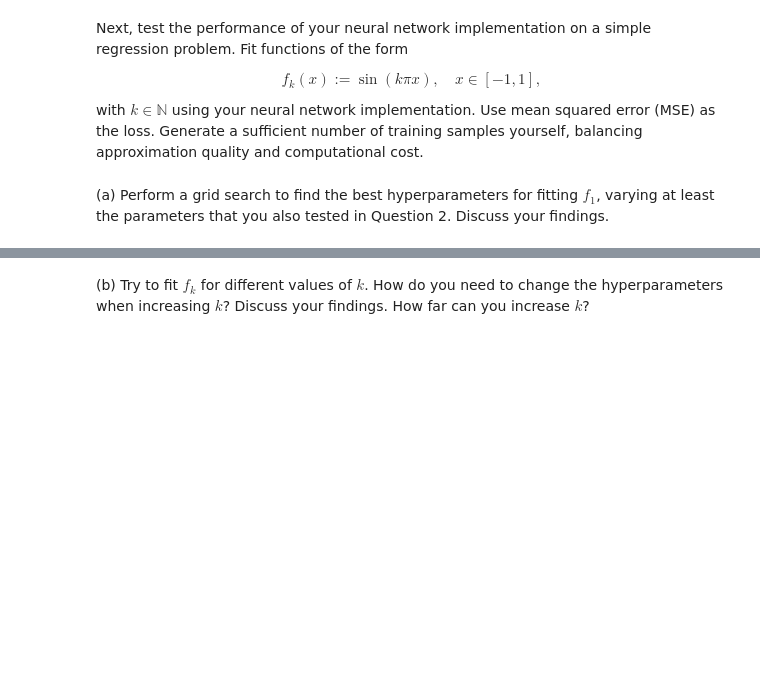
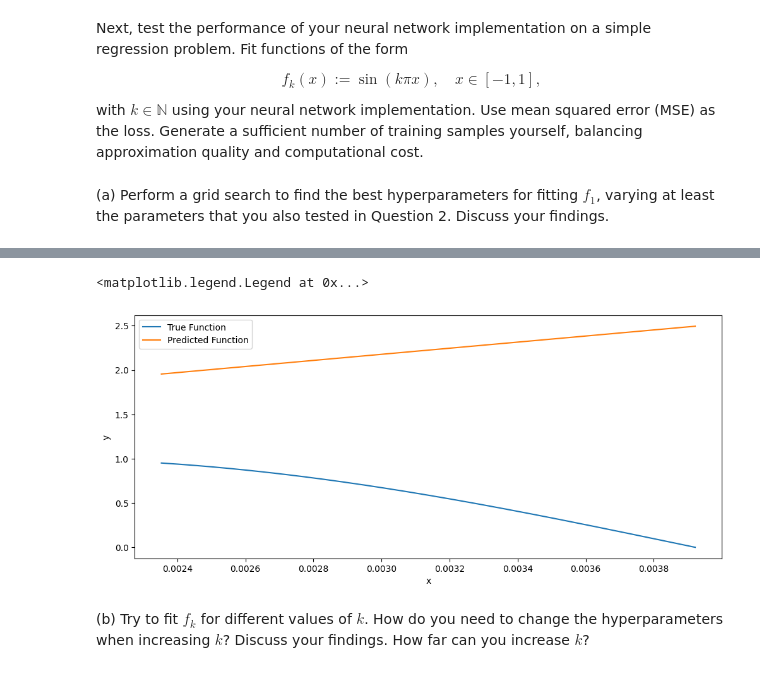
Before and after one commit to yazanmashal03/laoml-project, a Jupyter notebook: notebook/project2.ipynb, the cells around one changed output, grey strips where cells are left out. Saved outputs shown, nothing was run; the diff lists cells and outputs as text; code cells hidden in the pictures; blank space fills up the shorter version.

```diff
--- a/notebook/project2.ipynb
+++ b/notebook/project2.ipynb
@@ -502,3 +609,15 @@ with $k \in \mathbb{N}$ using your neural network implementation. Use mean squar
+# %%
+# plot the true function and the predicted function
+y_pred = forward(params, x_test, 'relu')
+plt.figure(figsize=(12, 5))
+plt.plot(x_test, y_test, label='True Function')
+plt.plot(x_test, y_pred, label='Predicted Function')
+plt.xlabel('x')
+plt.ylabel('y')
+plt.legend()
+# %% [output]
+<matplotlib.legend.Legend at 0x...>
+[figure, added]
 # %% [markdown]
 (b) Try to fit $f_k$ for different values of $k$. How do you need to change the hyperparameters when increasing $k$? Discuss your findings. How far can you increase $k$?
 # %% [markdown]
```
Also changed, not shown: parts of 11 cells of this notebook, 2 other files.
